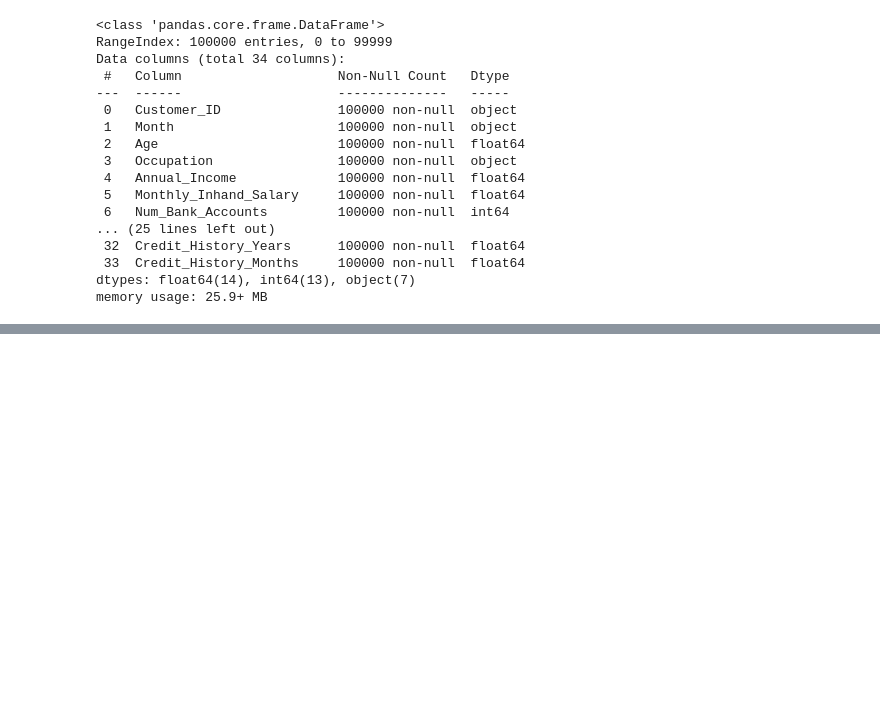
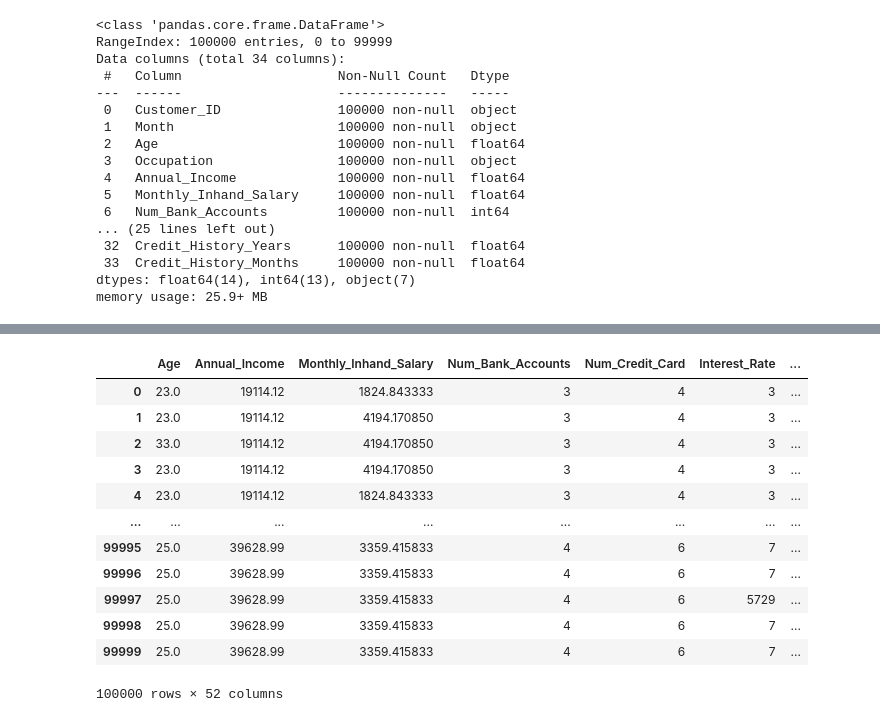
Before and after one commit to DanisSharafiev/credit-scoring, a Jupyter notebook: notebooks/main.ipynb, the cells around one changed output, grey strips where cells are left out. Saved outputs shown, nothing was run; the diff lists cells and outputs as text; code cells hidden in the pictures; blank space fills up the shorter version.

```diff
--- a/notebooks/main.ipynb
+++ b/notebooks/main.ipynb
@@ -413,0 +475,16 @@ memory usage: 25.9+ MB
+# %%
+train_df
+# %% [output]
+|  | Age | Annual_Income | Monthly_Inhand_Salary | Num_Bank_Accounts | Num_Credit_Card | Interest_Rate | ... |
+| 0 | 23.0 | 19114.12 | 1824.843333 | 3 | 4 | 3 | ... |
+| 1 | 23.0 | 19114.12 | 4194.170850 | 3 | 4 | 3 | ... |
+| 2 | 33.0 | 19114.12 | 4194.170850 | 3 | 4 | 3 | ... |
+| 3 | 23.0 | 19114.12 | 4194.170850 | 3 | 4 | 3 | ... |
+| 4 | 23.0 | 19114.12 | 1824.843333 | 3 | 4 | 3 | ... |
+| ... | ... | ... | ... | ... | ... | ... | ... |
+| 99995 | 25.0 | 39628.99 | 3359.415833 | 4 | 6 | 7 | ... |
+| 99996 | 25.0 | 39628.99 | 3359.415833 | 4 | 6 | 7 | ... |
+| 99997 | 25.0 | 39628.99 | 3359.415833 | 4 | 6 | 5729 | ... |
+| 99998 | 25.0 | 39628.99 | 3359.415833 | 4 | 6 | 7 | ... |
+| 99999 | 25.0 | 39628.99 | 3359.415833 | 4 | 6 | 7 | ... |
+100000 rows × 52 columns
```
Also changed, not shown: parts of 21 cells of this notebook.
